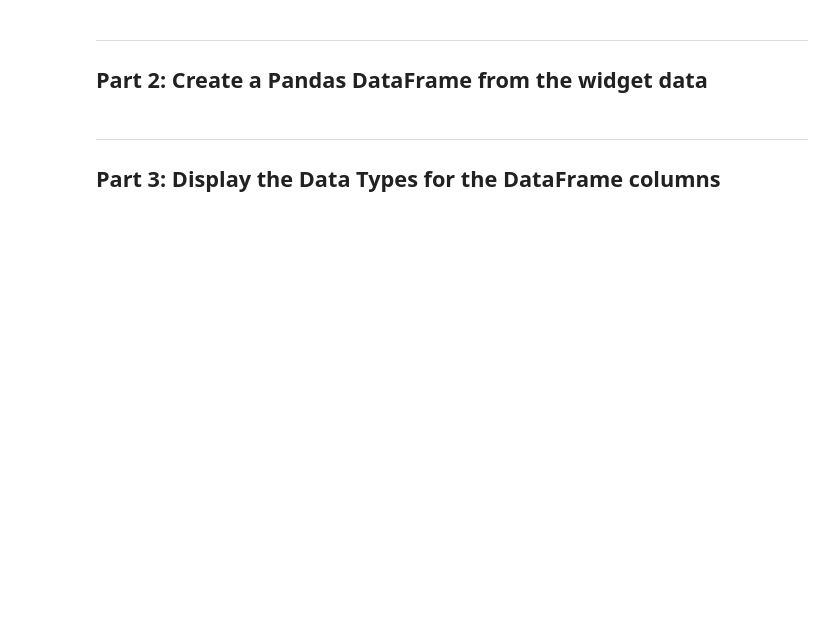
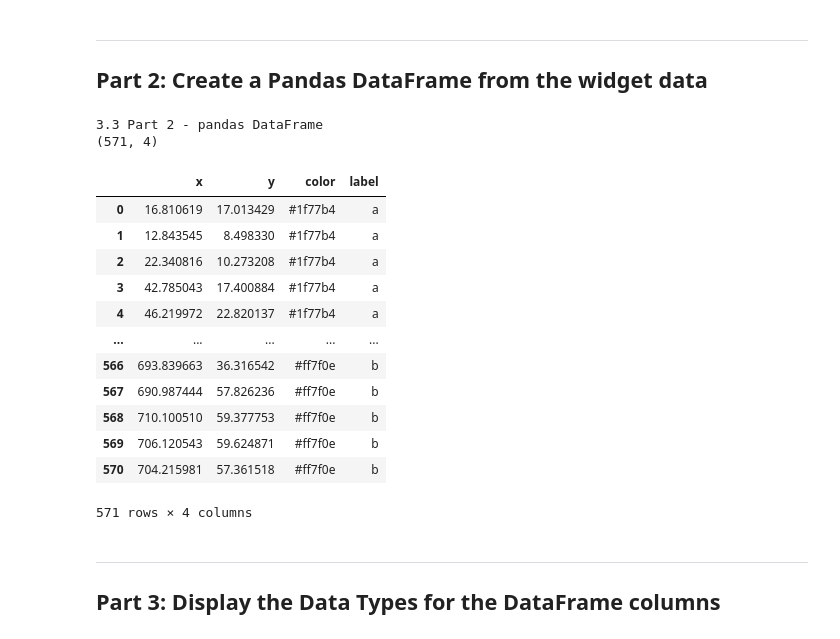
Before and after one commit to brownieboi3128/CIS_340, a Jupyter notebook: 3/3.3/Demo3.3_SummaryStatsPandas.ipynb, the cells around one changed output. Saved outputs shown, nothing was run; the diff lists cells and outputs as text; code cells hidden in the pictures; blank space fills up the shorter version.

```diff
--- a/3/3.3/Demo3.3_SummaryStatsPandas.ipynb
+++ b/3/3.3/Demo3.3_SummaryStatsPandas.ipynb
@@ -25,8 +27,24 @@ widget
 # %%
 print("3.3 Part 2 - pandas DataFrame")
 df = widget.data_as_pandas
 print(df.shape)
-df.head()
+df
+# %% [output]
+3.3 Part 2 - pandas DataFrame
+(571, 4)
+|  | x | y | color | label |
+| 0 | 16.810619 | 17.013429 | #1f77b4 | a |
+| 1 | 12.843545 | 8.498330 | #1f77b4 | a |
+| 2 | 22.340816 | 10.273208 | #1f77b4 | a |
+| 3 | 42.785043 | 17.400884 | #1f77b4 | a |
+| 4 | 46.219972 | 22.820137 | #1f77b4 | a |
+| ... | ... | ... | ... | ... |
+| 566 | 693.839663 | 36.316542 | #ff7f0e | b |
+| 567 | 690.987444 | 57.826236 | #ff7f0e | b |
+| 568 | 710.100510 | 59.377753 | #ff7f0e | b |
+| 569 | 706.120543 | 59.624871 | #ff7f0e | b |
+| 570 | 704.215981 | 57.361518 | #ff7f0e | b |
+571 rows × 4 columns
 # %% [markdown]
 ---
 
```
Also changed, not shown: parts of 6 cells of this notebook.
